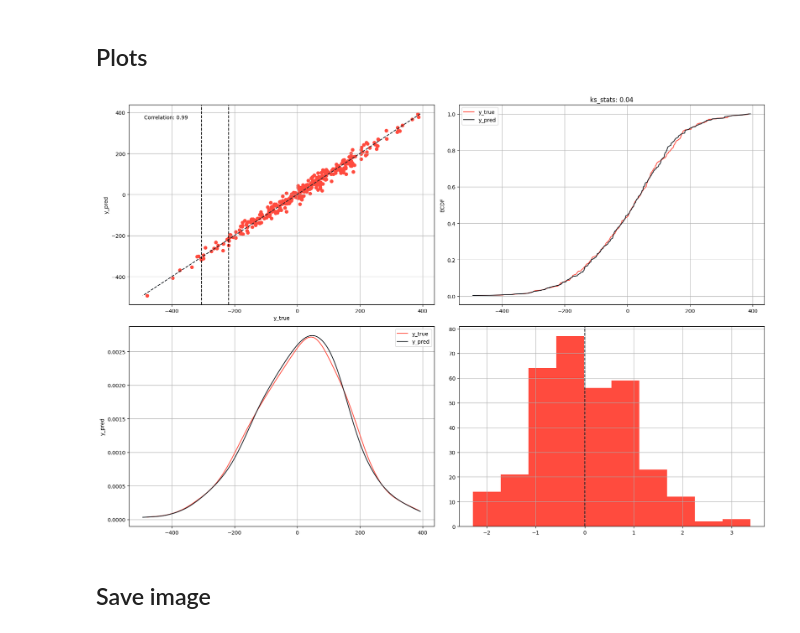
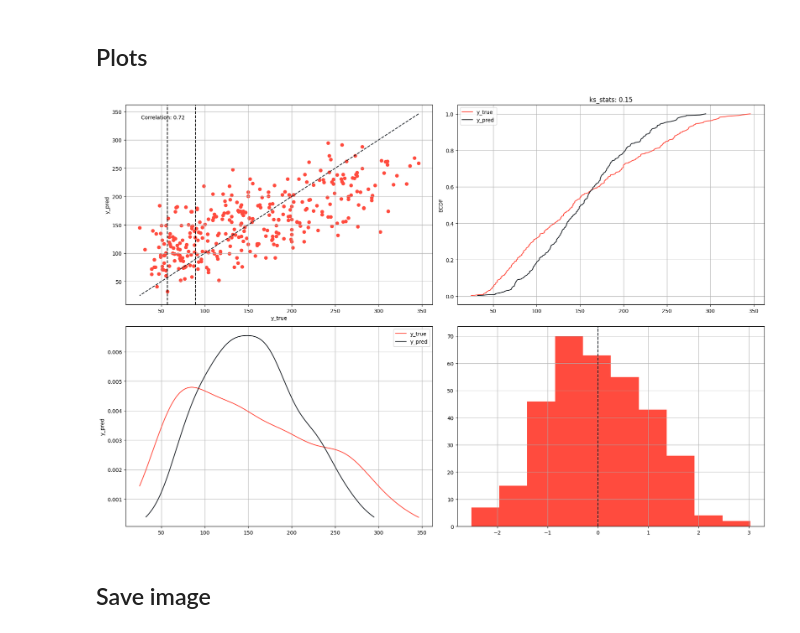
Before and after one commit to Manuelfjr/mlpr, a Jupyter notebook: notebooks/regression/01.ml_regression_examples.ipynb, the cells around one changed output. Drawn from its saved outputs; the diff is of its cells as text; code cells hidden in the pictures.

```diff
--- a/notebooks/regression/01.ml_regression_examples.ipynb
+++ b/notebooks/regression/01.ml_regression_examples.ipynb
@@ -51,10 +51,10 @@ content = getattr(sk_datasets, datasets["diabetes"]["path"])()
 data = pd.DataFrame(content["data"], columns=content["feature_names"])
 data["target"] = content["target"]
 # %%
-X, y = make_regression(n_samples=data.shape[0], n_features=data.shape[1], noise=20)
+# X, y = make_regression(n_samples=data.shape[0], n_features=data.shape[1], noise=20)
 
-data = pd.DataFrame(data=X, columns=[f'feature_{i}' for i in range(1, data.shape[1] + 1)])
-data['target'] = y
+# data = pd.DataFrame(data=X, columns=[f'feature_{i}' for i in range(1, data.shape[1] + 1)])
+# data['target'] = y
 # %% [markdown]
 ## Split labels
 # %%
@@ -122,28 +122,28 @@ results = rm.calculate_metrics(
 # %%
 rp = plots.RegressionPlots(data_test, color_palette=["#FF4B3E", "#1C2127"])
 fig, axs = rp.grid_plot(
     plot_functions=[
         ['scatter', 'plot_ecdf'],
         ['plot_kde', 'plot_error_hist']
     ],
     plot_args={
         'scatter': {
             'y_true_col': 'y_true',
             'y_pred_col': 'y_pred',
             'linecolor': '#1C2127',
             'worst_interval': True,
             'metrics': rm.metrics["calculate_kappa"],
             'class_interval': rm._class_intervals,
-            'positive': True
+            'positive': False
         },
         'plot_ecdf': {'y_true_col': 'y_true', 'y_pred_col': 'y_pred'},
         'plot_kde': {'columns': ['y_true', 'y_pred']},
         'plot_error_hist': {'y_true_col': 'y_true', 'y_pred_col': 'y_pred', 'linecolor': '#1C2127'}
     },
     show_inline=True
 )
 # %% [output]
-[figure, old version]
+[figure, new version]
 # %% [markdown]
 ## Save image
 # %%
```
